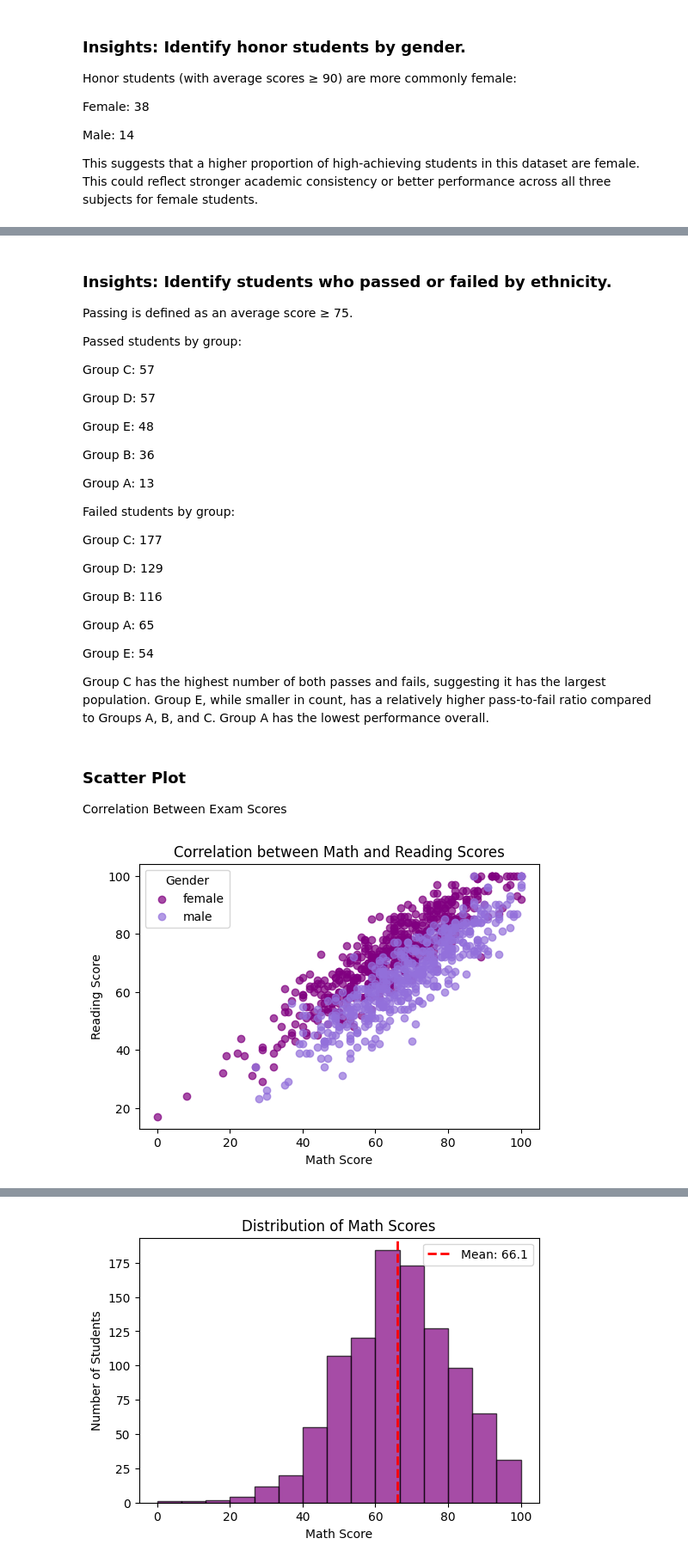
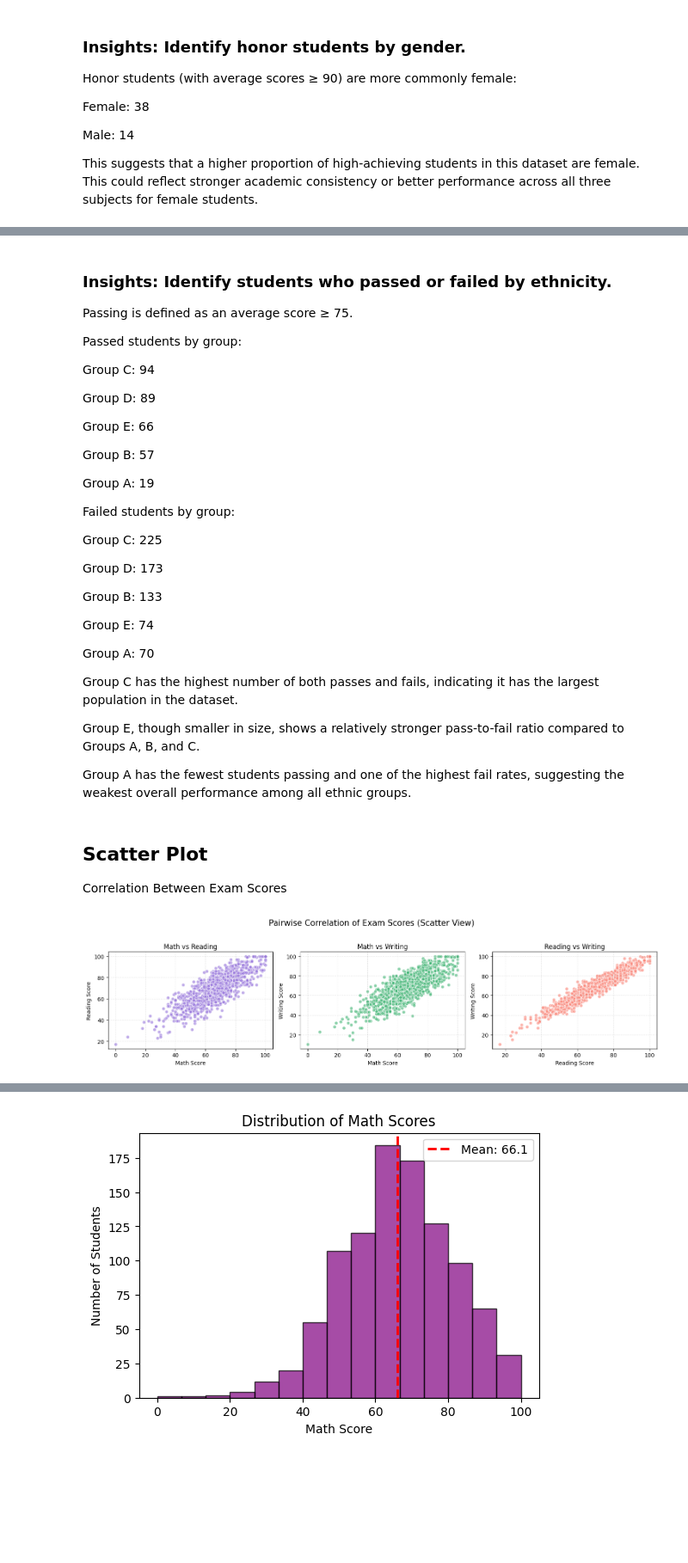
Before and after one commit to raquem-annierose/PolyTech_Sample_Notebook, a Jupyter notebook: student_exam_performance.ipynb, the cells around one changed output, grey strips where cells are left out. Shown: that part at 86% size. Cells and saved outputs as stored; diff of their text form; code cells hidden in the pictures; blank space fills up the shorter version.

```diff
--- a/student_exam_performance.ipynb
+++ b/student_exam_performance.ipynb
@@ -701,48 +710,71 @@ Passing is defined as an average score ≥ 75.
 
 Passed students by group:
 
-Group C: 57
+Group C: 94
 
-Group D: 57
+Group D: 89
 
-Group E: 48
+Group E: 66
 
-Group B: 36
+Group B: 57
 
-Group A: 13
+Group A: 19
 
 Failed students by group:
 
-Group C: 177
+Group C: 225
 
-Group D: 129
+Group D: 173
 
-Group B: 116
+Group B: 133
 
-Group A: 65
+Group E: 74
 
-Group E: 54
+Group A: 70
 
-Group C has the highest number of both passes and fails, suggesting it has the largest population. Group E, while smaller in count, has a relatively higher pass-to-fail ratio compared to Groups A, B, and C. Group A has the lowest performance overall.
+Group C has the highest number of both passes and fails, indicating it has the largest
+population in the dataset.
+
+Group E, though smaller in size, shows a relatively stronger pass-to-fail ratio compared
+to Groups A, B, and C.
+
+Group A has the fewest students passing and one of the highest fail rates, suggesting the weakest overall performance
+among all ethnic groups.
 # %% [markdown]
-### Scatter Plot
+## Scatter Plot
 Correlation Between Exam Scores
 # %%
-plt.figure(figsize=(6,4))
+plt.figure(figsize=(15, 4))
 
-colors = ['purple', 'mediumpurple']
-for i, gender in enumerate(df['gender'].unique()):
-    gender_data = df[df['gender'] == gender]
-    plt.scatter(gender_data['math_score'], gender_data['reading_score'],
-                label=gender, alpha=0.7, color=colors[i % len(colors)])
-
-plt.title('Correlation between Math and Reading Scores')
+# Math vs Reading
+plt.subplot(1, 3, 1)
+plt.scatter(df['math_score'], df['reading_score'], color='mediumpurple', alpha=0.6, edgecolors='white')
+plt.title('Math vs Reading')
 plt.xlabel('Math Score')
 plt.ylabel('Reading Score')
-plt.legend(title='Gender')
+plt.grid(True, linestyle='--', alpha=0.3)
+
+# Math vs Writing
+plt.subplot(1, 3, 2)
+plt.scatter(df['math_score'], df['writing_score'], color='mediumseagreen', alpha=0.6, edgecolors='white')
+plt.title('Math vs Writing')
+plt.xlabel('Math Score')
+plt.ylabel('Writing Score')
+plt.grid(True, linestyle='--', alpha=0.3)
+
+# Reading vs Writing
+plt.subplot(1, 3, 3)
+plt.scatter(df['reading_score'], df['writing_score'], color='salmon', alpha=0.6, edgecolors='white')
+plt.title('Reading vs Writing')
+plt.xlabel('Reading Score')
+plt.ylabel('Writing Score')
+plt.grid(True, linestyle='--', alpha=0.3)
+
+plt.suptitle('Pairwise Correlation of Exam Scores (Scatter View)', fontsize=15)
+plt.tight_layout(rect=[0, 0, 1, 0.95])
 plt.show()
 # %% [output]
-[figure, old version]
+[figure, new version]
 # %% [markdown]
 ### Insights: Display the correlation matrix of the three exam scores.
 
```
Also changed, not shown: parts of 11 cells of this notebook.
